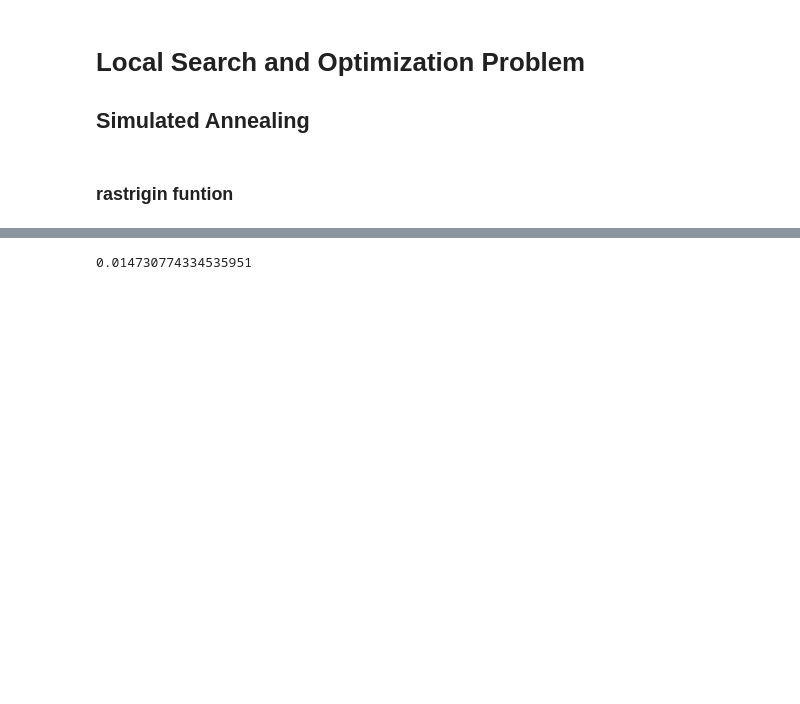
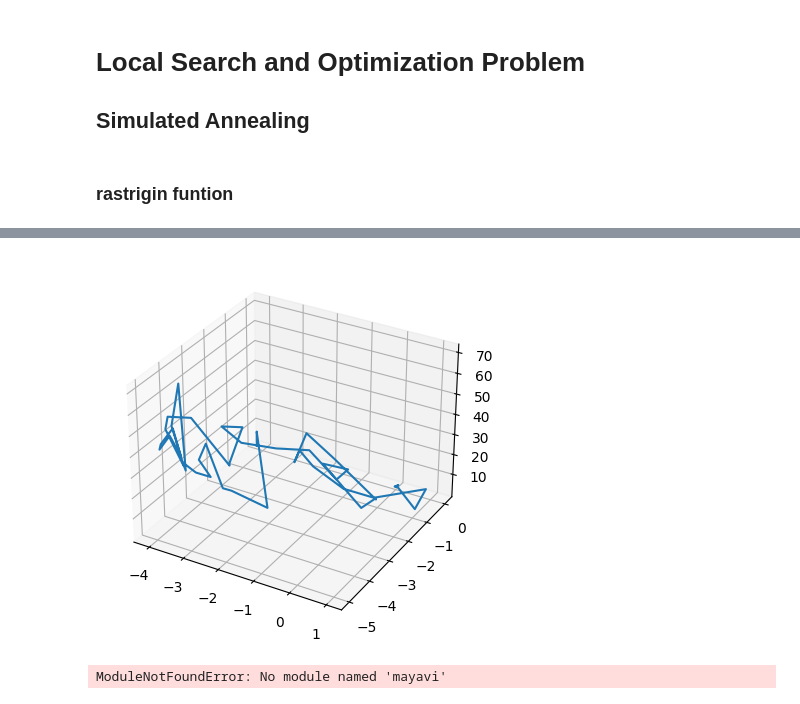
Before and after one commit to srrmtt/Computational-Intelligence, a Jupyter notebook: simulated-annealing/simulation.ipynb, the cells around one changed output, grey strips where cells are left out. Drawn from its saved outputs; the diff is of its cells as text; code cells hidden in the pictures; blank space fills up the shorter version.

Commit message:
plot

```diff
--- a/simulated-annealing/simulation.ipynb
+++ b/simulated-annealing/simulation.ipynb
@@ -28,11 +28,11 @@ N_POINTS = 200
 r = np.linspace(-5, 5, N_POINTS)
 
 x = np.array(np.meshgrid(r, r))
-z = rastrigin(x)
+rastr = rastrigin(x)
 y = rastrigin(np.array([-5]))
 logging.info(f"{y}")
 plt.figure(figsize=(5, 5))
 ax = plt.axes(projection="3d")
-ax.plot_surface(*np.meshgrid(r, r), z, rstride=1, cstride=1, cmap=cm.plasma, linewidth=0, antialiased=False)
+ax.plot_surface(*np.meshgrid(r, r), rastr, rstride=1, cstride=1, cmap=cm.plasma, linewidth=0, antialiased=False)
 None
 # %% [output]
@@ -70,9 +70,13 @@ def neighbor(s, lower, upper):
     return ret
 
 def simulated_annealing(domain: list, obj_function, max_step = 10_000):
+
     # starting point: an np array randomically sampled from the domain [-5, 5][-5, 5]
     start_point = [rand_sample(d) for d in domain ]
     current = np.array(start_point)
+    x = []
+    y = []
+    z = []
     # initial temperature, this value has been picked sufficiently high
     temperature = 1000
     logging.info(f"Starting point: {current}.")
@@ -86,6 +90,11 @@ def simulated_annealing(domain: list, obj_function, max_step = 10_000):
 
         # computing delta from the value of the obj function
         e = obj_function(current)
+
+        x.append(current[0])
+        y.append(current[1])
+        z.append(e)
+
         e_new = obj_function(next)
         delta_E = e_new - e
 
@@ -94,9 +103,14 @@ def simulated_annealing(domain: list, obj_function, max_step = 10_000):
         # new temperature evaluated through the temperature schedule
         temperature = alpha_temperature_schedule(temperature, 0.9)
         #logging.info(f"next {current}")
-    return current
+    return current, x, y, z
 # %%
-solution = simulated_annealing([[-5, 5], [-5, 5]], rastrigin, 10_000)
+solution, x, y, z = simulated_annealing([[-5, 5], [-5, 5]], rastrigin, 10_000)
 logging.info(f"{solution}")
 rastrigin(solution)
+
+fig = plt.figure()
+ax = fig.add_subplot(111, projection='3d')
+ax.plot(x,y,z)
+plt.show()
 # %% [output]
@@ -105 +119,10 @@ rastrigin(solution)
-0.014730774334535951
+[figure, added]
+# %%
+from mayavi import  mlab
+X, Y = *np.meshgrid(r, r)
+fig = mlab.figure(bgcolor=(1,1,1))
+su = mlab.surf(X.T, Y.T, rasp.T)
+sc = mlab.plot3d(x, y, z, scale_factor=0.1, scale_mode='none', opacity=1.0, resolution=20, color=(1,0,0))
+mlab.show()
+# %% [output]
+ModuleNotFoundError: No module named 'mayavi'
```
Also changed, not shown: parts of 2 cells of this notebook, 2 other files.
